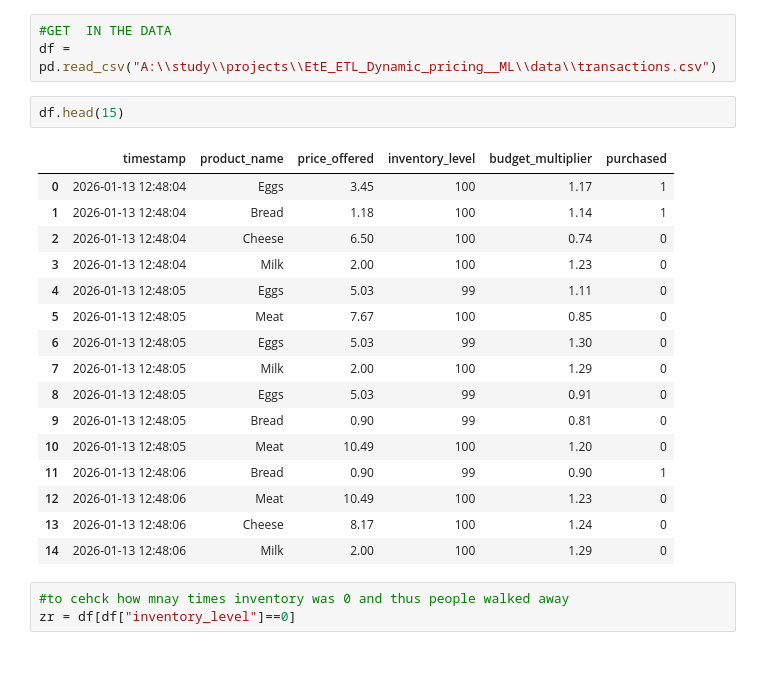
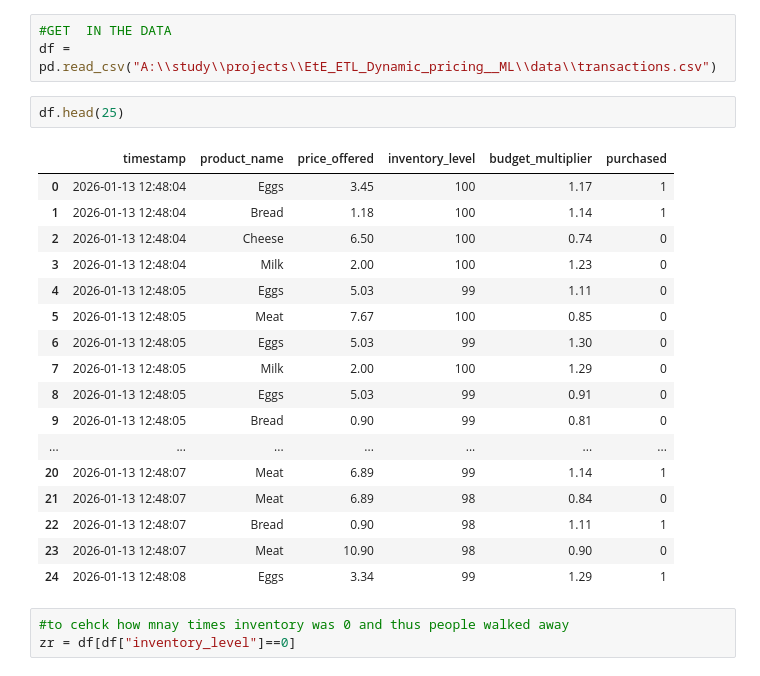
Before and after one commit to Summiiee2k/EtE_ETL_Dynamic_pricing__ML, a Jupyter notebook: Notebook/regression.ipynb, the cells around one changed output. Drawn from its saved outputs; the diff is of its cells as text.

```diff
--- a/Notebook/regression.ipynb
+++ b/Notebook/regression.ipynb
@@ -15,24 +15,25 @@ import os
 #GET  IN THE DATA
 df = pd.read_csv("A:\\study\\projects\\EtE_ETL_Dynamic_pricing__ML\\data\\transactions.csv")
 # %%
-df.head(15)
+df.head(25)
 # %% [output]
 |  | timestamp | product_name | price_offered | inventory_level | budget_multiplier | purchased |
 | 0 | 2026-01-13 12:48:04 | Eggs | 3.45 | 100 | 1.17 | 1 |
 | 1 | 2026-01-13 12:48:04 | Bread | 1.18 | 100 | 1.14 | 1 |
 | 2 | 2026-01-13 12:48:04 | Cheese | 6.50 | 100 | 0.74 | 0 |
 | 3 | 2026-01-13 12:48:04 | Milk | 2.00 | 100 | 1.23 | 0 |
 | 4 | 2026-01-13 12:48:05 | Eggs | 5.03 | 99 | 1.11 | 0 |
 | 5 | 2026-01-13 12:48:05 | Meat | 7.67 | 100 | 0.85 | 0 |
 | 6 | 2026-01-13 12:48:05 | Eggs | 5.03 | 99 | 1.30 | 0 |
 | 7 | 2026-01-13 12:48:05 | Milk | 2.00 | 100 | 1.29 | 0 |
 | 8 | 2026-01-13 12:48:05 | Eggs | 5.03 | 99 | 0.91 | 0 |
 | 9 | 2026-01-13 12:48:05 | Bread | 0.90 | 99 | 0.81 | 0 |
-| 10 | 2026-01-13 12:48:05 | Meat | 10.49 | 100 | 1.20 | 0 |
-| 11 | 2026-01-13 12:48:06 | Bread | 0.90 | 99 | 0.90 | 1 |
-| 12 | 2026-01-13 12:48:06 | Meat | 10.49 | 100 | 1.23 | 0 |
-| 13 | 2026-01-13 12:48:06 | Cheese | 8.17 | 100 | 1.24 | 0 |
-| 14 | 2026-01-13 12:48:06 | Milk | 2.00 | 100 | 1.29 | 0 |
+| ... | ... | ... | ... | ... | ... | ... |
+| 20 | 2026-01-13 12:48:07 | Meat | 6.89 | 99 | 1.14 | 1 |
+| 21 | 2026-01-13 12:48:07 | Meat | 6.89 | 98 | 0.84 | 0 |
+| 22 | 2026-01-13 12:48:07 | Bread | 0.90 | 98 | 1.11 | 1 |
+| 23 | 2026-01-13 12:48:07 | Meat | 10.90 | 98 | 0.90 | 0 |
+| 24 | 2026-01-13 12:48:08 | Eggs | 3.34 | 99 | 1.29 | 1 |
 # %%
 #to cehck how mnay times inventory was 0 and thus people walked away
 zr = df[df["inventory_level"]==0]
```
Also changed, not shown: parts of 8 cells of this notebook, 6 other files.
